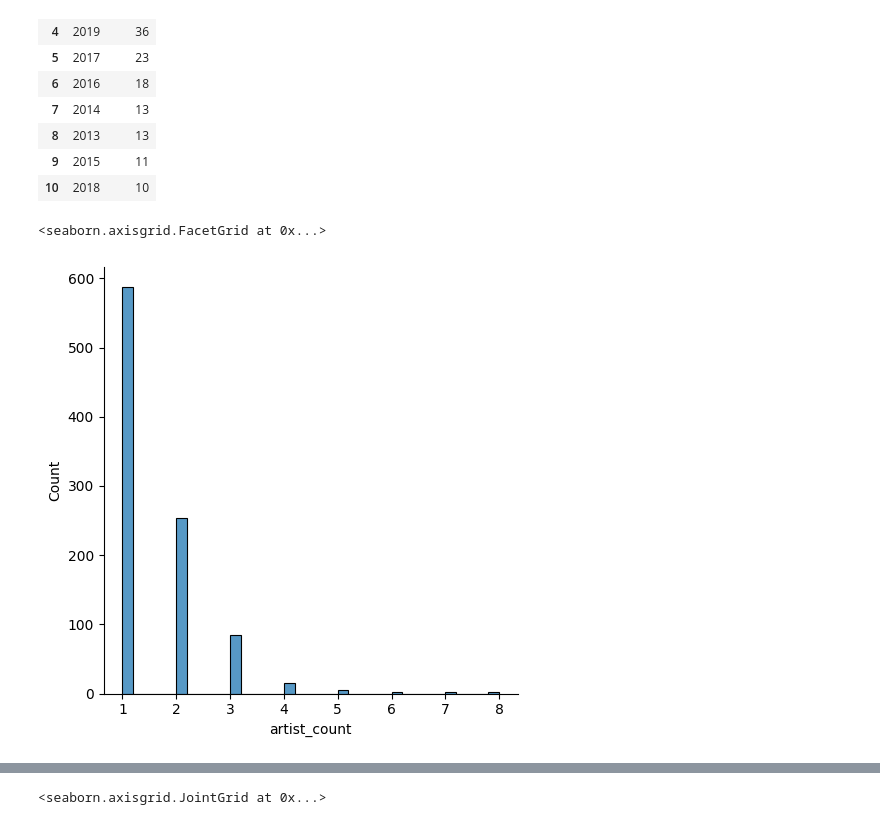
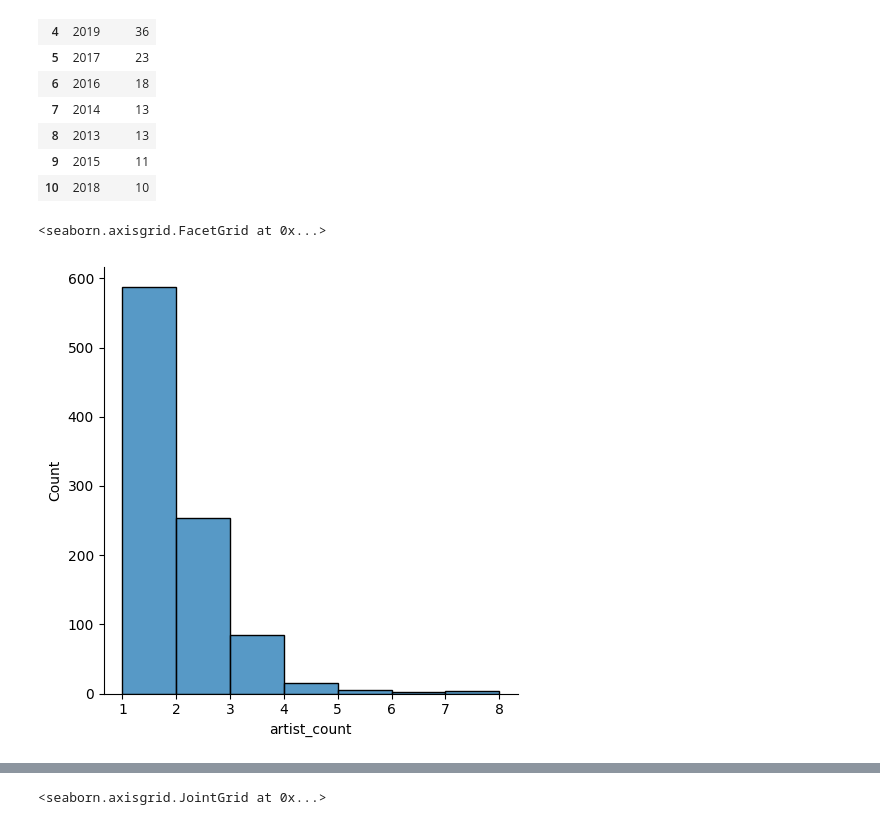
Before and after one commit to akshay-aneesh/akshay-aneesh, a Jupyter notebook: spotify-albums-eda.ipynb, the cells around one changed output, grey strips where cells are left out. Drawn from its saved outputs; the diff is of its cells as text; code cells hidden in the pictures.

```diff
--- a/spotify-albums-eda.ipynb
+++ b/spotify-albums-eda.ipynb
@@ -169,10 +193,10 @@ top_years_df
 | 9 | 2015 | 11 |
 | 10 | 2018 | 10 |
 # %%
-sns.displot(cleaned_df["artist_count"])
+sns.displot(cleaned_df["artist_count"],bins=7)
 # %% [output]
 <seaborn.axisgrid.FacetGrid at 0x...>
-[figure, old version]
+[figure, new version]
 # %%
 cleaned_df.info()
 # %% [output]
```
Also changed, not shown: parts of 13 cells of this notebook.
